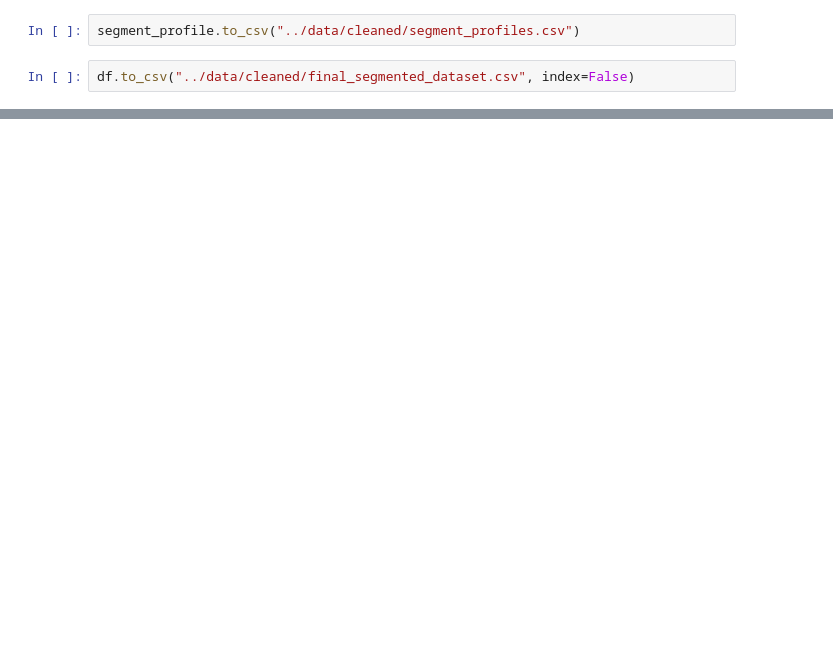
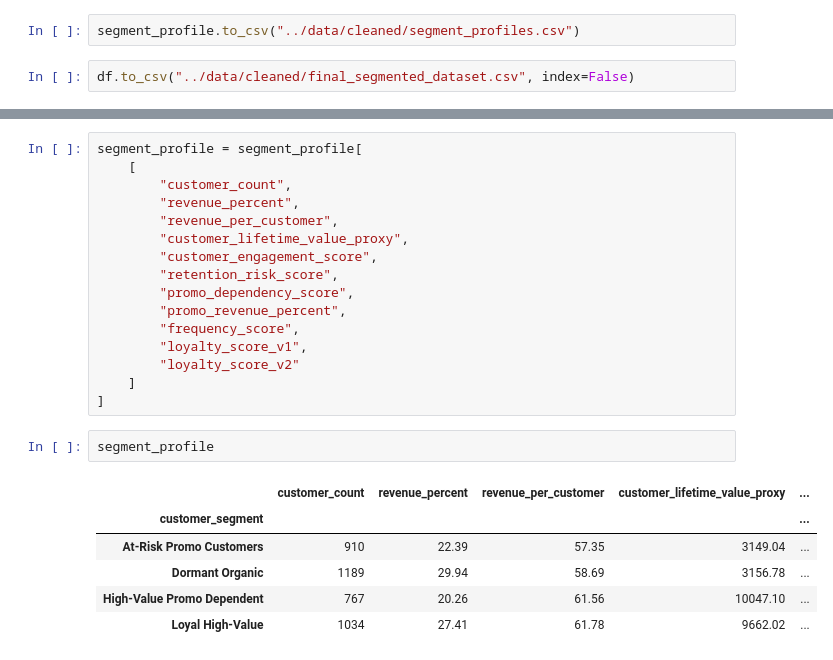
Before and after one commit to 98Dinesh89/SQL-Driven-Retention-Strategy, a Jupyter notebook: notebook/segmentation.ipynb, the cells around one changed output, grey strips where cells are left out. Cells and saved outputs as stored; diff of their text form; blank space fills up the shorter version.

```diff
--- a/notebook/segmentation.ipynb
+++ b/notebook/segmentation.ipynb
@@ -382,0 +486,25 @@ df.to_csv("../data/cleaned/final_segmented_dataset.csv", index=False)
+# %%
+segment_profile = segment_profile[
+    [
+        "customer_count",
+        "revenue_percent",
+        "revenue_per_customer",
+        "customer_lifetime_value_proxy",
+        "customer_engagement_score",
+        "retention_risk_score",
+        "promo_dependency_score",
+        "promo_revenue_percent",
+        "frequency_score",
+        "loyalty_score_v1",
+        "loyalty_score_v2"
+    ]
+]
+# %%
+segment_profile
+# %% [output]
+|  | customer_count | revenue_percent | revenue_per_customer | customer_lifetime_value_proxy | ... |
+| customer_segment |  |  |  |  | ... |
+| At-Risk Promo Customers | 910 | 22.39 | 57.35 | 3149.04 | ... |
+| Dormant Organic | 1189 | 29.94 | 58.69 | 3156.78 | ... |
+| High-Value Promo Dependent | 767 | 20.26 | 61.56 | 10047.10 | ... |
+| Loyal High-Value | 1034 | 27.41 | 61.78 | 9662.02 | ... |
```
Also changed, not shown: parts of 15 cells of this notebook, 1 other file.
